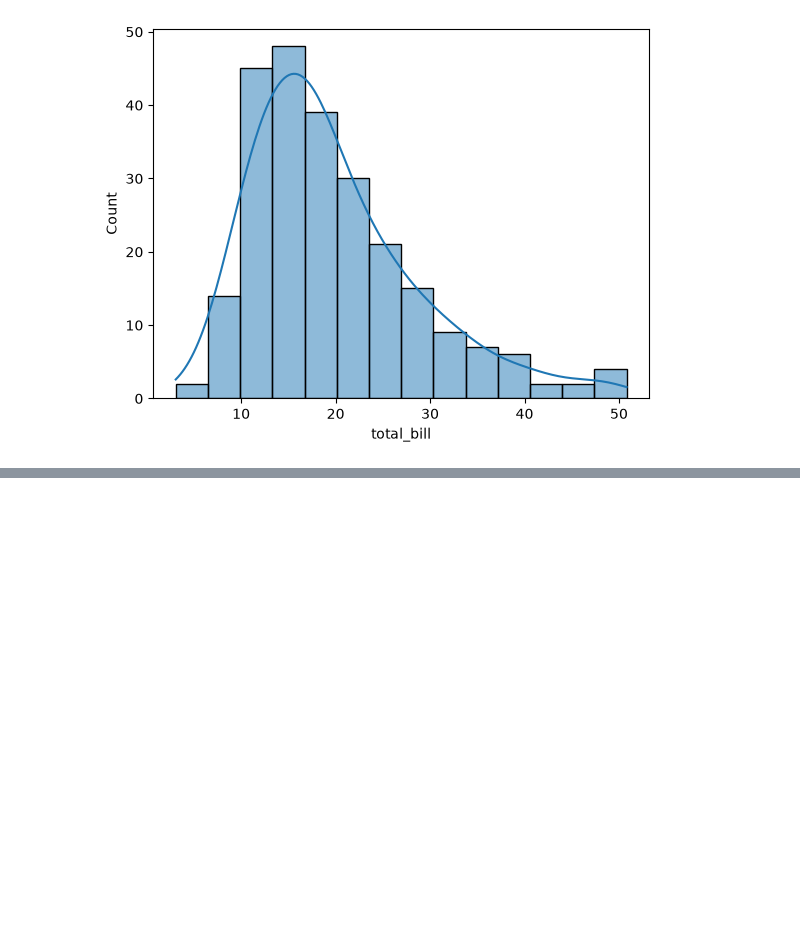
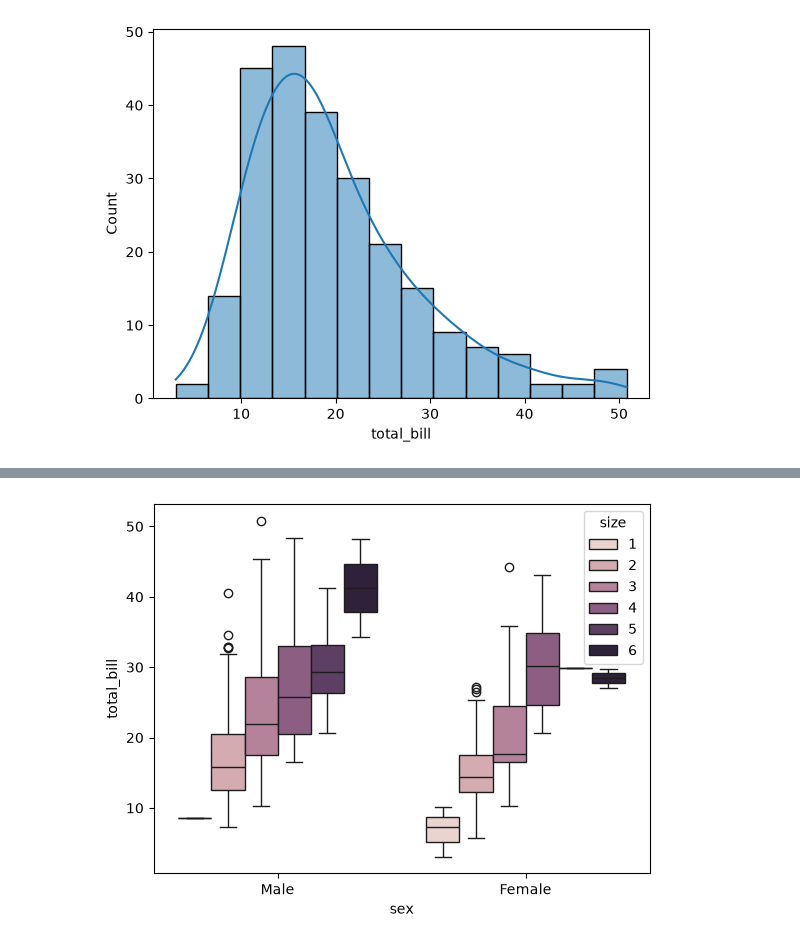
Before and after one commit to Harshit83183/Pythonn, a Jupyter notebook: Seaborn/seaborn.ipynb, the cells around one changed output, grey strips where cells are left out. Cells and saved outputs as stored; diff of their text form; code cells hidden in the pictures; blank space fills up the shorter version.

```diff
--- a/Seaborn/seaborn.ipynb
+++ b/Seaborn/seaborn.ipynb
@@ -166,0 +190,11 @@ plt.show()
+# %%
+sns.boxplot(
+    data=tips,
+    x="sex",
+    y="total_bill",
+    hue="size"
+
+)
+plt.show()
+# %% [output]
+[figure, added]
```
Also changed, not shown: parts of 14 cells of this notebook.
